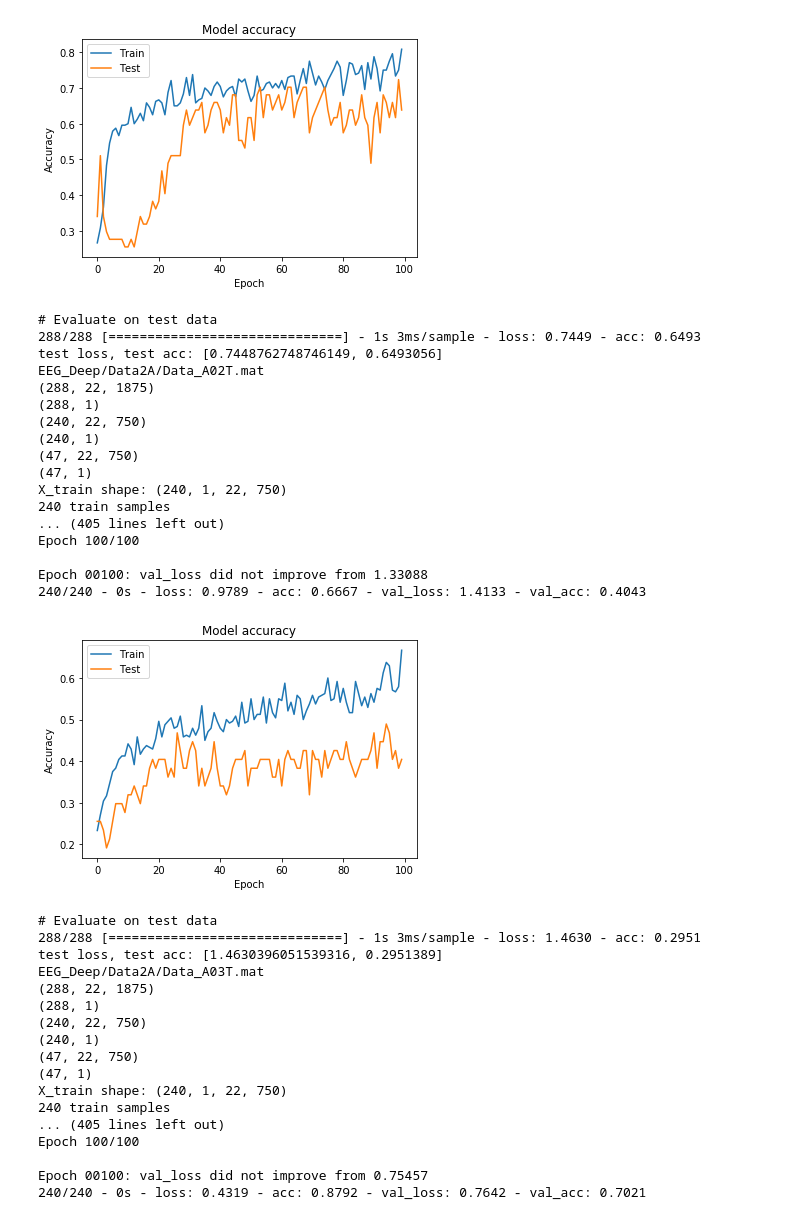
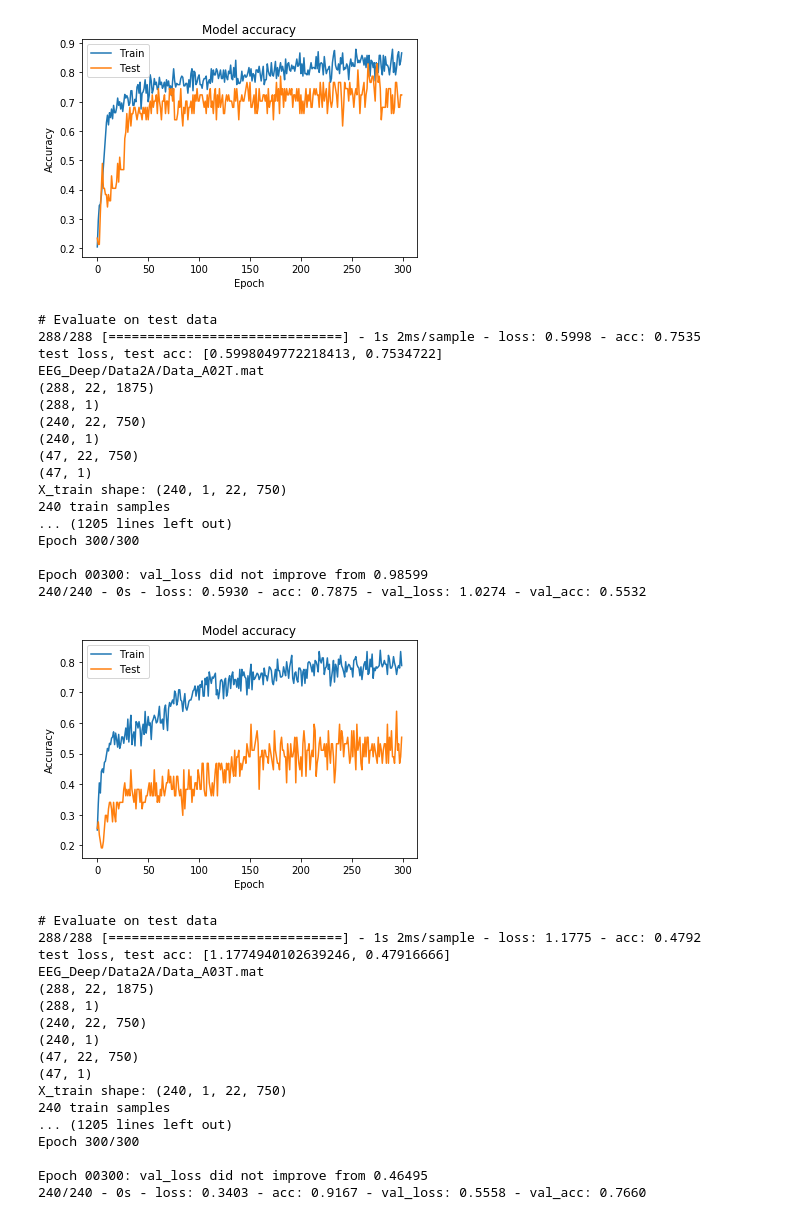
Before and after one commit to sagihaider/EEG_Deep, a Jupyter notebook: main_Single_Trial_Classification_Accuracy_all_subjects_FilteredData.ipynb, the cells around one changed output. Drawn from its saved outputs; the diff is of its cells as text; code cells hidden in the pictures.

```diff
--- a/main_Single_Trial_Classification_Accuracy_all_subjects_FilteredData.ipynb
+++ b/main_Single_Trial_Classification_Accuracy_all_subjects_FilteredData.ipynb
@@ -55,8 +65,8 @@ for x in range(1,10):
     tril = r_X_tr[t,:,:]
     # tril = tril.transpose()
     tril_filtered = butter_bandpass_filter(tril,
-                                              lowcut=8,
-                                              highcut=12,
+                                              lowcut=4,
+                                              highcut=40,
                                               fs=250,
                                               order=4)
     # tril_filtered = tril_filtered.transpose()
@@ -101,8 +111,8 @@ for x in range(1,10):
     tril = r_X_ts[t,:,:]
     # tril = tril.transpose()
     tril_filtered = butter_bandpass_filter(tril,
-                                              lowcut=8,
-                                              highcut=12,
+                                              lowcut=4,
+                                              highcut=40,
                                               fs=250,
                                               order=4)
     # tril_filtered = tril_filtered.transpose()
@@ -149,7 +159,7 @@ for x in range(1,10):
 # pretty noisy run-to-run, but most runs should be comparable to xDAWN +
 # Riemannian geometry classification (below)
 ################################################################################
-  history = model.fit(X_train, Y_train, batch_size = 16, epochs = 100,
+  history = model.fit(X_train, Y_train, batch_size = 16, epochs = 300,
                       verbose = 2, validation_data=(X_val, Y_val),
                       callbacks=[checkpointer], class_weight = class_weights)
 
@@ -177,10 +187,6 @@ for x in range(1,10):
 
 
 print(acc_all)
-
-import pandas as pd
-df_accl_all = pd.DataFrame({'Loss ': acc_all[:, 0], 'Eval Acc': acc_all[:, 1]})
-df_accl_all.to_csv (r'EEG_Deep/df_accl_8_12_Hz4_Class.csv', index = None, header=True) #Don't forget to add '.csv' at the end of the path
 # %% [output]
 EEG_Deep/Data2A/Data_A01T.mat
 (288, 22, 1875)
@@ -202,25 +208,25 @@ Epoch 00100: val_loss did not improve from 0.82166
-[figure, old version]
+[figure, new version]
 # Evaluate on test data
-288/288 [==============================] - 1s 3ms/sample - loss: 0.7449 - acc: 0.6493
-test loss, test acc: [0.7448762748746149, 0.6493056]
+288/288 [==============================] - 1s 2ms/sample - loss: 0.5998 - acc: 0.7535
+test loss, test acc: [0.5998049772218413, 0.7534722]
 EEG_Deep/Data2A/Data_A02T.mat
 (288, 22, 1875)
 (288, 1)
 (240, 22, 750)
 (240, 1)
 (47, 22, 750)
 (47, 1)
 X_train shape: (240, 1, 22, 750)
 240 train samples
-... (405 lines left out)
-Epoch 100/100
+... (1205 lines left out)
+Epoch 300/300
 
-Epoch 00100: val_loss did not improve from 1.33088
-240/240 - 0s - loss: 0.9789 - acc: 0.6667 - val_loss: 1.4133 - val_acc: 0.4043
+Epoch 00300: val_loss did not improve from 0.98599
+240/240 - 0s - loss: 0.5930 - acc: 0.7875 - val_loss: 1.0274 - val_acc: 0.5532
-[figure, old version]
+[figure, new version]
 # Evaluate on test data
-288/288 [==============================] - 1s 3ms/sample - loss: 1.4630 - acc: 0.2951
-test loss, test acc: [1.4630396051539316, 0.2951389]
+288/288 [==============================] - 1s 2ms/sample - loss: 1.1775 - acc: 0.4792
+test loss, test acc: [1.1774940102639246, 0.47916666]
 EEG_Deep/Data2A/Data_A03T.mat
 (288, 22, 1875)
 (288, 1)
@@ -230,8 +236,8 @@ EEG_Deep/Data2A/Data_A03T.mat
 (47, 1)
 X_train shape: (240, 1, 22, 750)
 240 train samples
-... (405 lines left out)
-Epoch 100/100
+... (1205 lines left out)
+Epoch 300/300
 
-Epoch 00100: val_loss did not improve from 0.75457
-240/240 - 0s - loss: 0.4319 - acc: 0.8792 - val_loss: 0.7642 - val_acc: 0.7021
+Epoch 00300: val_loss did not improve from 0.46495
+240/240 - 0s - loss: 0.3403 - acc: 0.9167 - val_loss: 0.5558 - val_acc: 0.7660
```
Also changed, not shown: parts of 4 cells of this notebook.
